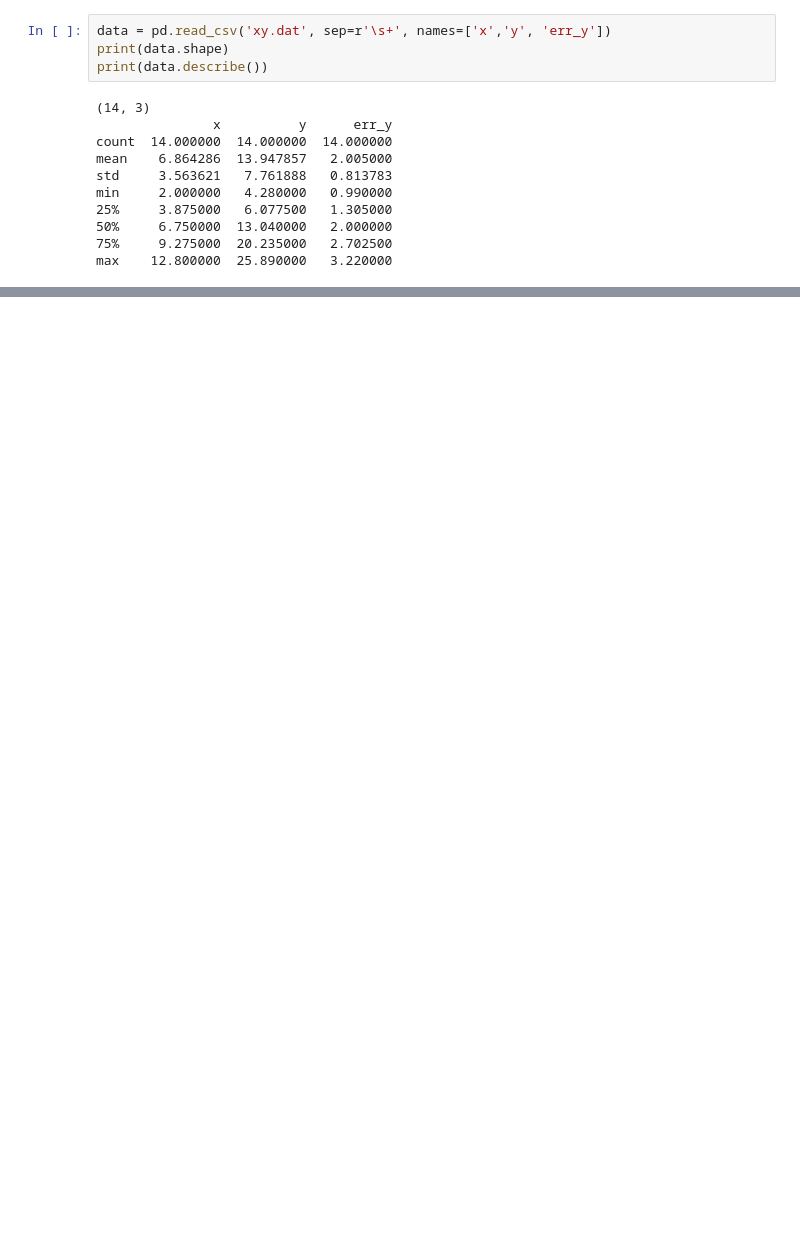
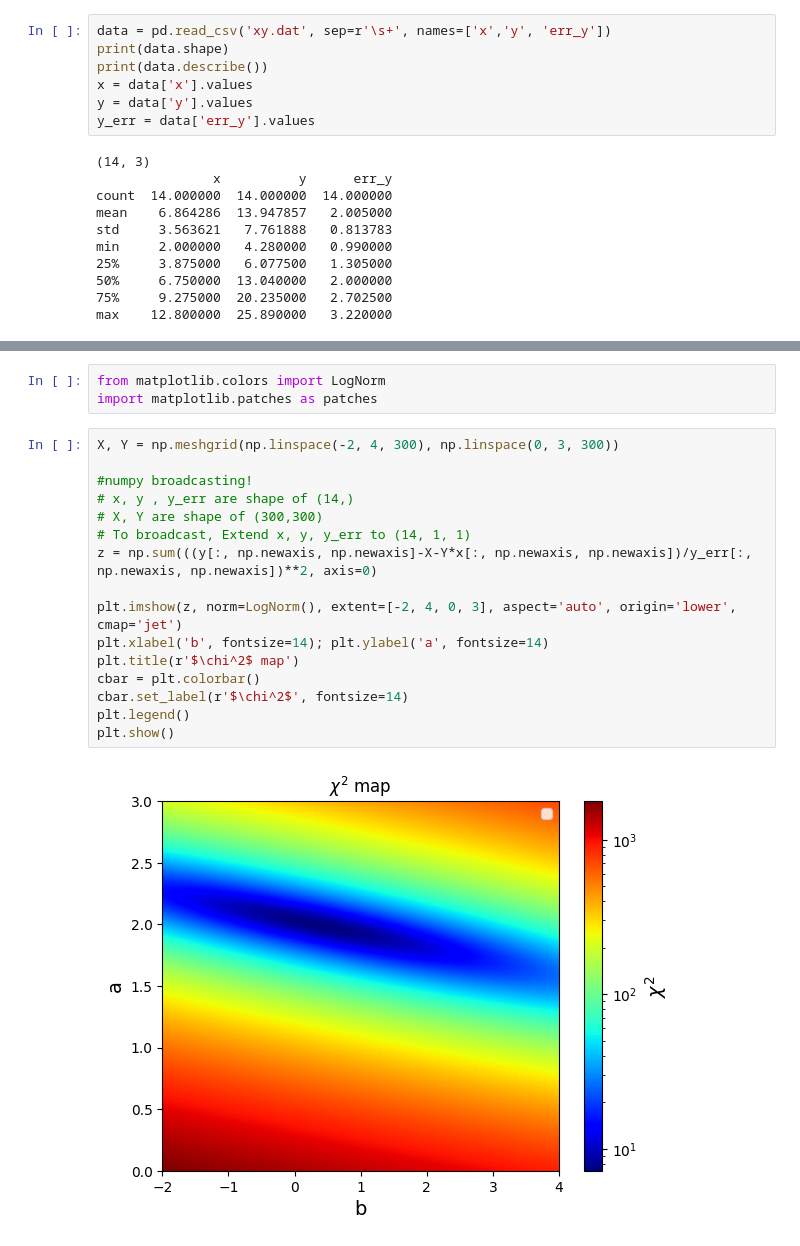
Before and after one commit to Pinchpeach/dump_file_2025, a Jupyter notebook: week14/hw18.ipynb, the cells around one changed output, grey strips where cells are left out. Cells and saved outputs as stored; diff of their text form; blank space fills up the shorter version.

```diff
--- a/week14/hw18.ipynb
+++ b/week14/hw18.ipynb
@@ -8,6 +8,9 @@ import pandas as pd
 data = pd.read_csv('xy.dat', sep=r'\s+', names=['x','y', 'err_y'])
 print(data.shape)
 print(data.describe())
+x = data['x'].values
+y = data['y'].values
+y_err = data['err_y'].values
 # %% [output]
 (14, 3)
                x          y      err_y
@@ -35,2 +61,23 @@ def downhill(pos, data, dim=2):
 
     return pos
+# %%
+from matplotlib.colors import LogNorm
+import matplotlib.patches as patches
+# %%
+X, Y = np.meshgrid(np.linspace(-2, 4, 300), np.linspace(0, 3, 300))
+
+#numpy broadcasting!
+# x, y , y_err are shape of (14,)
+# X, Y are shape of (300,300)
+# To broadcast, Extend x, y, y_err to (14, 1, 1)
+z = np.sum(((y[:, np.newaxis, np.newaxis]-X-Y*x[:, np.newaxis, np.newaxis])/y_err[:, np.newaxis, np.newaxis])**2, axis=0)
+
+plt.imshow(z, norm=LogNorm(), extent=[-2, 4, 0, 3], aspect='auto', origin='lower', cmap='jet')
+plt.xlabel('b', fontsize=14); plt.ylabel('a', fontsize=14)
+plt.title(r'$\chi^2$ map')
+cbar = plt.colorbar()
+cbar.set_label(r'$\chi^2$', fontsize=14)
+plt.legend()
+plt.show()
+# %% [output]
+[figure, added]
```
Also changed, not shown: parts of 2 cells of this notebook.
